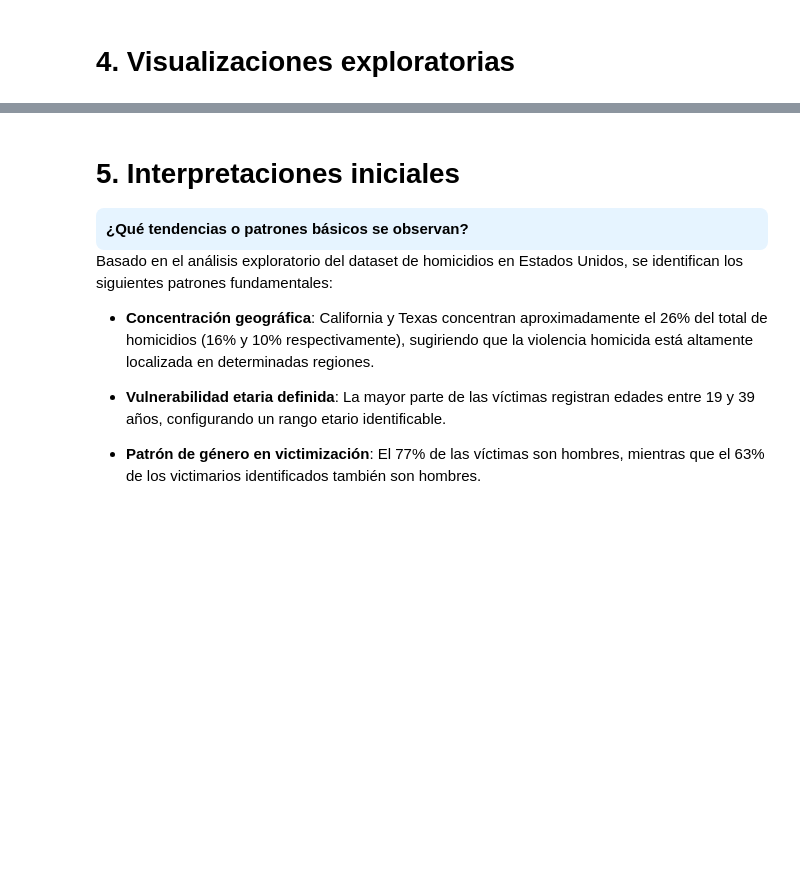
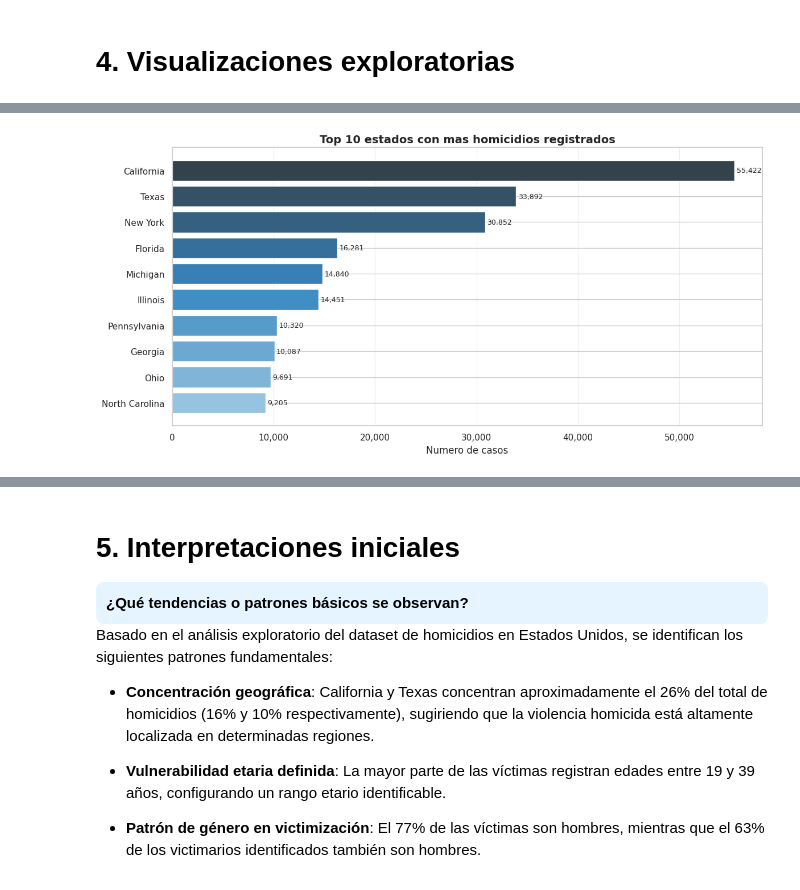
Before and after one commit to eospgonz10/statistical_analytics_homicide, a Jupyter notebook: sesiones_practicas/sp_1_juan_jose_garcia_alvarez_estiven_ospina_gonzalez.ipynb, the cells around one changed output, grey strips where cells are left out. Saved outputs shown, nothing was run; the diff lists cells and outputs as text; code cells hidden in the pictures; blank space fills up the shorter version.

```diff
--- a/sesiones_practicas/sp_1_juan_jose_garcia_alvarez_estiven_ospina_gonzalez.ipynb
+++ b/sesiones_practicas/sp_1_juan_jose_garcia_alvarez_estiven_ospina_gonzalez.ipynb
@@ -186,0 +263,19 @@ max        10.000000
+# %%
+top_estados = df["State"].value_counts().head(10).reset_index()
+top_estados.columns = ["State", "Total"]
+
+fig, ax = plt.subplots(figsize=(12, 6))
+bars = ax.barh(top_estados["State"][::-1], top_estados["Total"][::-1],
+               color=sns.color_palette("Blues_d", 10))
+ax.set_title("Top 10 estados con mas homicidios registrados", fontsize=14, fontweight="bold")
+ax.set_xlabel("Numero de casos")
+ax.xaxis.set_major_formatter(plt.FuncFormatter(lambda x, _: f"{int(x):,}"))
+for bar in bars:
+    width = bar.get_width()
+    ax.text(width + 200, bar.get_y() + bar.get_height()/2,
+            f"{int(width):,}", va="center", fontsize=9)
+ax.grid(axis="x", alpha=0.3)
+plt.tight_layout()
+plt.show()
+# %% [output]
+[figure, added]
```
Also changed, not shown: parts of 26 cells of this notebook.
